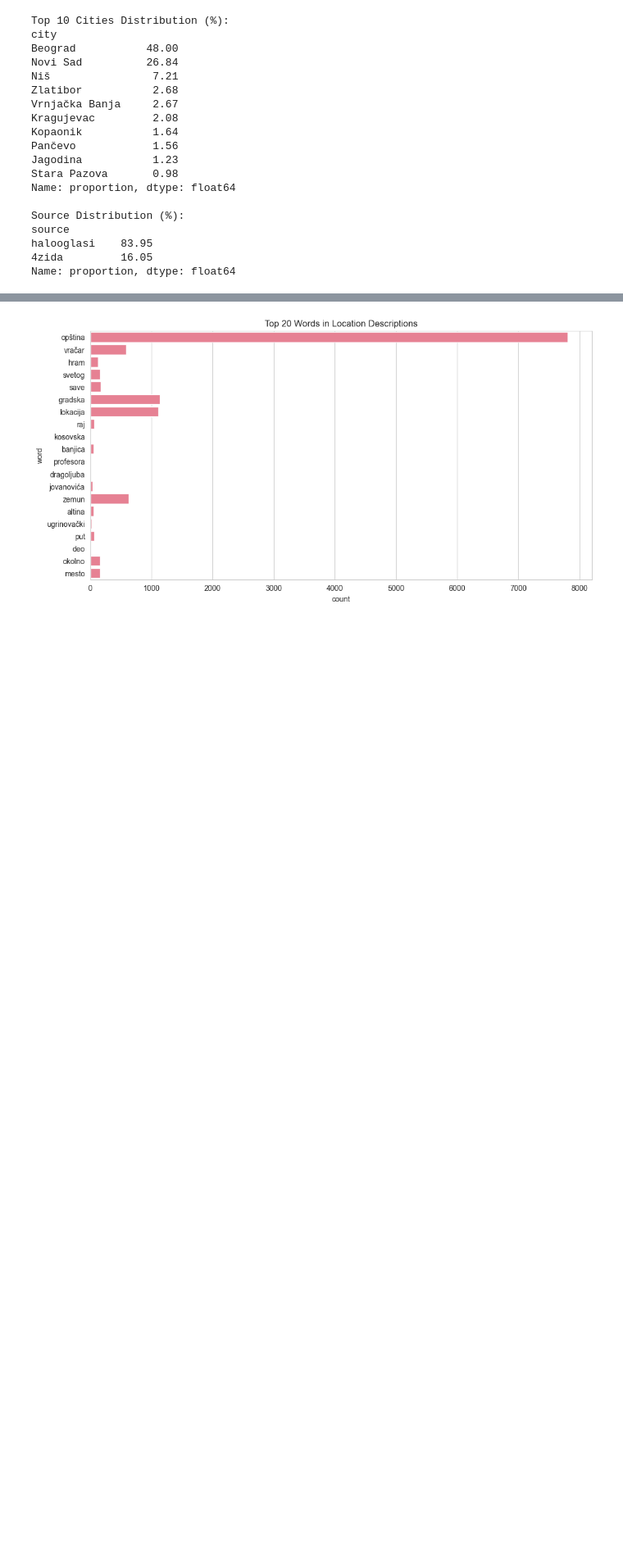
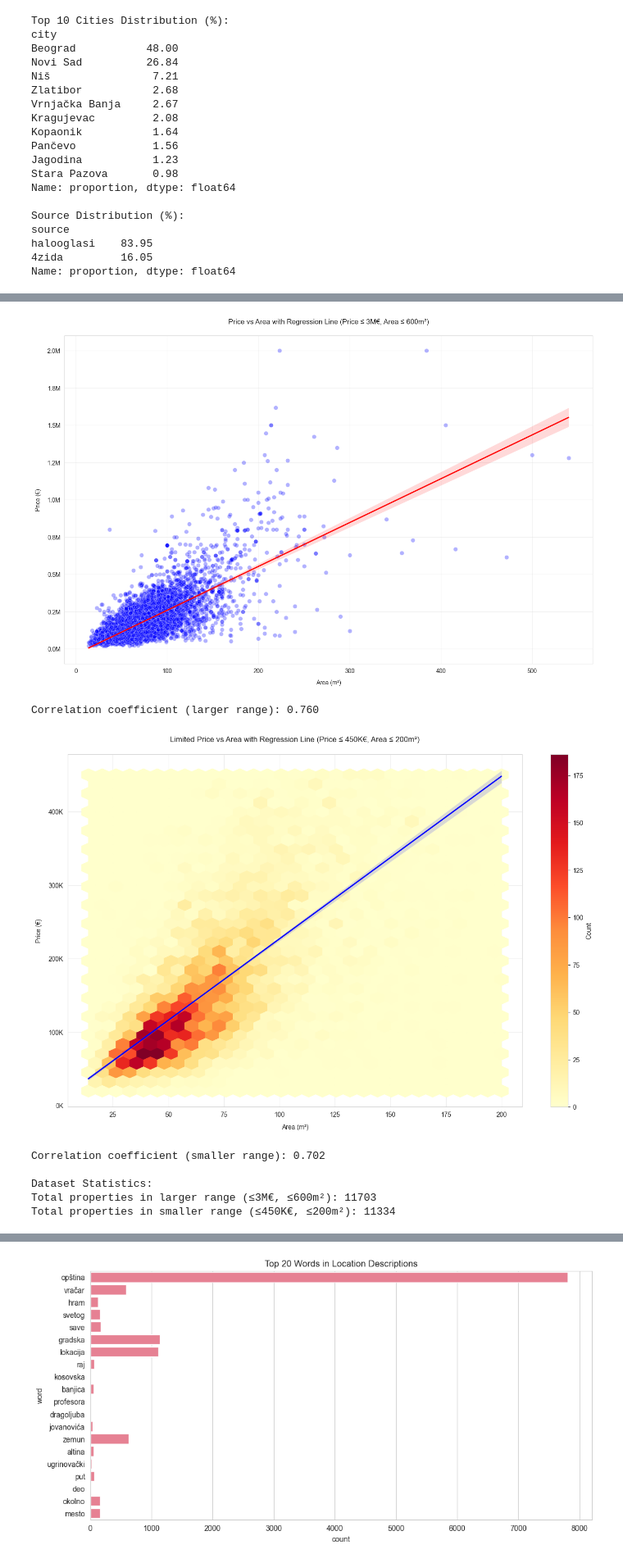
Before and after one commit to jovanovic-djo/real-estate-data-hub, a Jupyter notebook: notebooks/exploratory_data_analysis.ipynb, the cells around one changed output, grey strips where cells are left out. Shown at 82% size. Cells and saved outputs as stored; diff of their text form; code cells hidden in the pictures; blank space fills up the shorter version.

```diff
--- a/notebooks/exploratory_data_analysis.ipynb
+++ b/notebooks/exploratory_data_analysis.ipynb
@@ -157,6 +155,70 @@ Stara Pazova       115
 Sokobanja           18
 Inđija              16
 Name: count, dtype: int64
+# %%
+df_filtered_large = df[
+    (df['price'] <= 3000000) &
+    (df['area'] <= 600)
+]
+
+plt.figure(figsize=(16, 10))
+sns.scatterplot(data=df_filtered_large, x='area', y='price', alpha=0.3, color='blue', s=50)
+sns.regplot(data=df_filtered_large, x='area', y='price', scatter=False, color='red', line_kws={'linewidth': 2})
+
+plt.title('Price vs Area with Regression Line (Price ≤ 3M€, Area ≤ 600m²)', pad=20)
+plt.xlabel('Area (m²)', labelpad=10)
+plt.ylabel('Price (€)', labelpad=10)
+plt.gca().yaxis.set_major_formatter(plt.FuncFormatter(lambda x, p: f'{x/1000000:.1f}M'))
+plt.grid(True, alpha=0.3)
+plt.show()
+
+correlation = df_filtered_large['area'].corr(df_filtered_large['price'])
+print(f"Correlation coefficient (larger range): {correlation:.3f}")
+
+df_filtered_small = df[
+    (df['price'] <= 450000) &
+    (df['area'] <= 200)
+]
+
+plt.figure(figsize=(16, 10))
+plt.hexbin(
+    df_filtered_small['area'],
+    df_filtered_small['price'],
+    gridsize=30, cmap='YlOrRd'
+)
+plt.colorbar(label='Count')
+
+sns.regplot(
+    data=df_filtered_small,
+    x='area',
+    y='price',
+    scatter=False,
+    color='blue',
+    line_kws={'linewidth': 2}
+)
+
+plt.title('Limited Price vs Area with Regression Line (Price ≤ 450K€, Area ≤ 200m²)', pad=20)
+plt.xlabel('Area (m²)', labelpad=10)
+plt.ylabel('Price (€)', labelpad=10)
+plt.gca().yaxis.set_major_formatter(plt.FuncFormatter(lambda x, p: f'{x/1000:.0f}K'))
+plt.grid(True, alpha=0.3)
+plt.show()
+
+correlation = df_filtered_small['area'].corr(df_filtered_small['price'])
+print(f"Correlation coefficient (smaller range): {correlation:.3f}")
+
+print("\nDataset Statistics:")
+print(f"Total properties in larger range (≤3M€, ≤600m²): {len(df_filtered_large)}")
+print(f"Total properties in smaller range (≤450K€, ≤200m²): {len(df_filtered_small)}")
+# %% [output]
+[figure, added]
+Correlation coefficient (larger range): 0.760
+[figure, added]
+Correlation coefficient (smaller range): 0.702
+
+Dataset Statistics:
+Total properties in larger range (≤3M€, ≤600m²): 11703
+Total properties in smaller range (≤450K€, ≤200m²): 11334
 # %%
 plt.figure(figsize=(30, 6))
 sns.boxplot(data=df, x='city', y='square_price')
```
Also changed, not shown: parts of 4 cells of this notebook, 3 other files.
